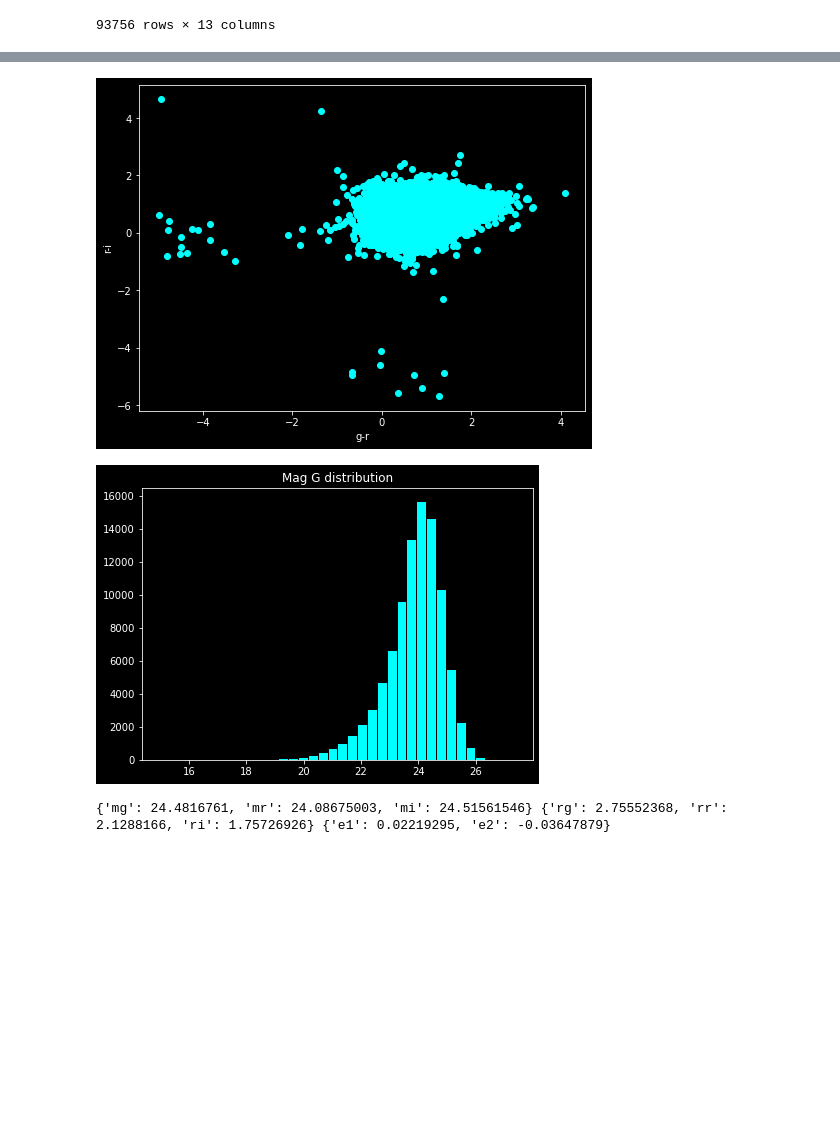
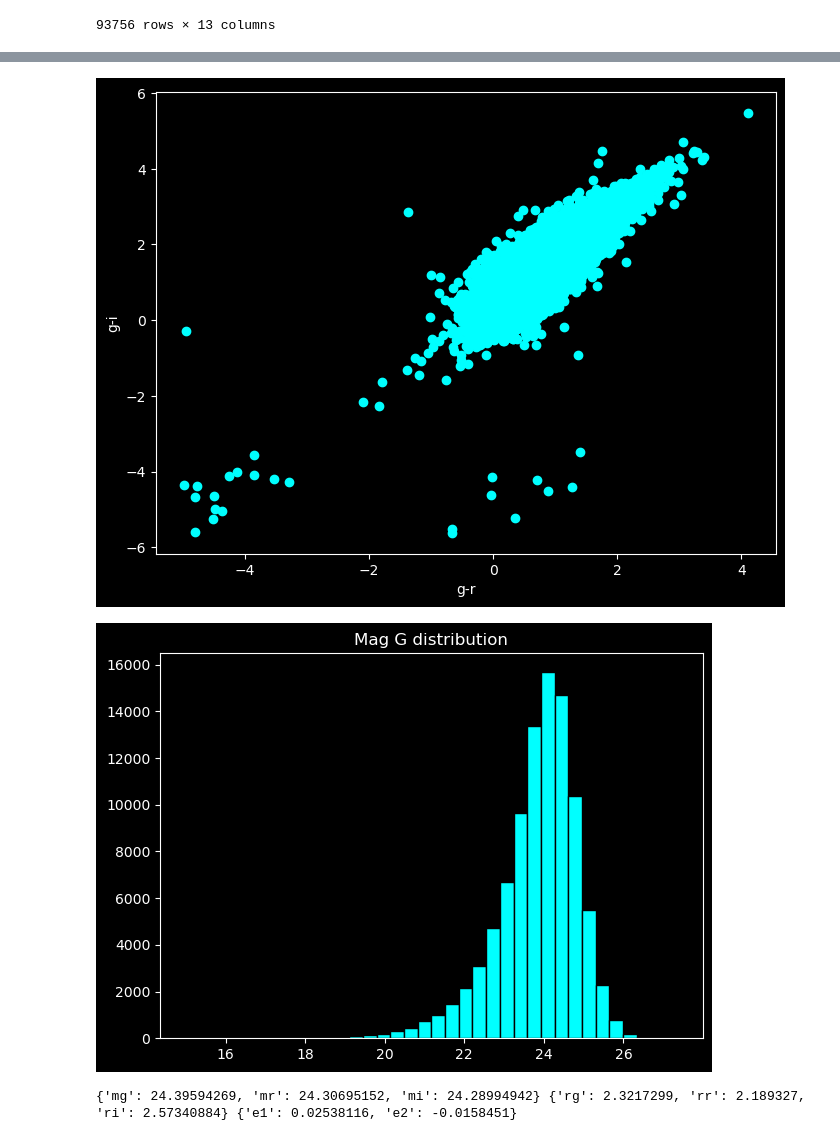
Before and after one commit to JimenaGonzalez/Simulations-Double-Source-Gravitational-Lensing, a Jupyter notebook: Color_Distribution/Source_distributions.ipynb, the cells around one changed output, grey strips where cells are left out. Drawn from its saved outputs; the diff is of its cells as text; code cells hidden in the pictures; blank space fills up the shorter version.

```diff
--- a/Color_Distribution/Source_distributions.ipynb
+++ b/Color_Distribution/Source_distributions.ipynb
@@ -43,6 +43,6 @@ plt.show()
 # %%
 data['g_r'] = data['MAG_PSF_G'] - data['MAG_PSF_R'] # g-r color
-data['r_i'] = data['MAG_PSF_R'] - data['MAG_PSF_I'] # r-i color
+data['g_i'] = data['MAG_PSF_G'] - data['MAG_PSF_I'] # g-i color
 data.head()
 # %% [output]
 |  | index | COADD_OBJECT_ID | DNF_ZMEAN_SOF | MAG_PSF_G | MAG_PSF_R | MAG_PSF_I | MAG_PSF_Z | FLUX_RADIUS_G | ... |
@@ -84,19 +84,19 @@ plt.show()
 # %%
 #Plots to see the distributions
 plt.figure(figsize=(8,6))
-plt.scatter(data['g_r'], data['r_i'], color = 'cyan', alpha = 1.)
+plt.scatter(data['g_r'], data['g_i'], color = 'cyan', alpha = 1.)
 plt.xlabel('g-r')
-plt.ylabel('r-i')
+plt.ylabel('g-i')
 plt.show()
 # %% [output]
-[figure, old version]
+[figure, new version]
 # %%
 plt.figure(figsize=(7,5))
 plt.title('Mag G distribution')
 plt.hist(data['MAG_PSF_G'], color = 'cyan', edgecolor = 'black', bins = int(180/5))
 plt.show()
 # %% [output]
-[figure, old version]
+[figure, new version]
 # %%
 dz, dm = 0.1, 0.1 # Range of redshift and magnitude for filtering
 
@@ -122,4 +122,4 @@ z = 1.7
 magnitude, radius, ellipticity = magnitude_and_color_distribution(z)
 print(magnitude, radius, ellipticity)
 # %% [output]
-{'mg': 24.4816761, 'mr': 24.08675003, 'mi': 24.51561546} {'rg': 2.75552368, 'rr': 2.1288166, 'ri': 1.75726926} {'e1': 0.02219295, 'e2': -0.03647879}
+{'mg': 24.39594269, 'mr': 24.30695152, 'mi': 24.28994942} {'rg': 2.3217299, 'rr': 2.189327, 'ri': 2.57340884} {'e1': 0.02538116, 'e2': -0.0158451}
```
Also changed, not shown: parts of 2 cells of this notebook.
